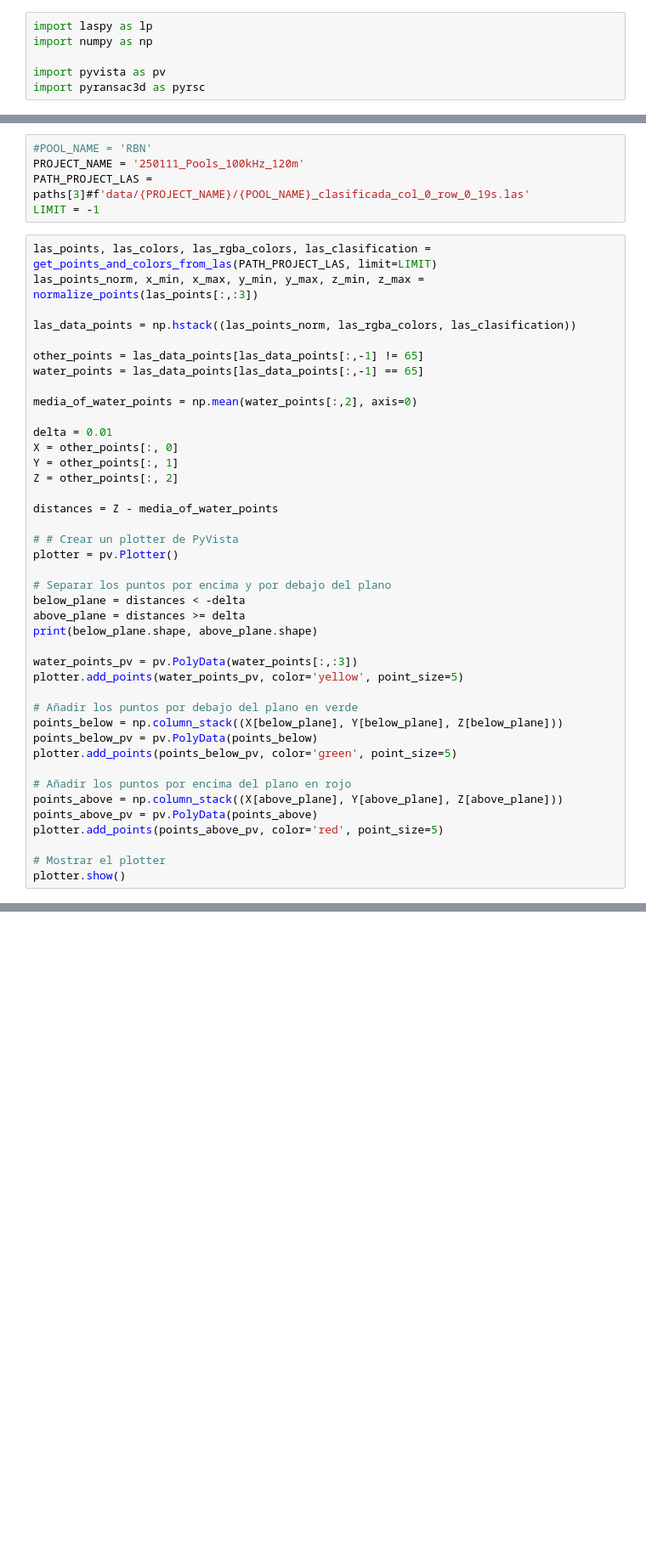
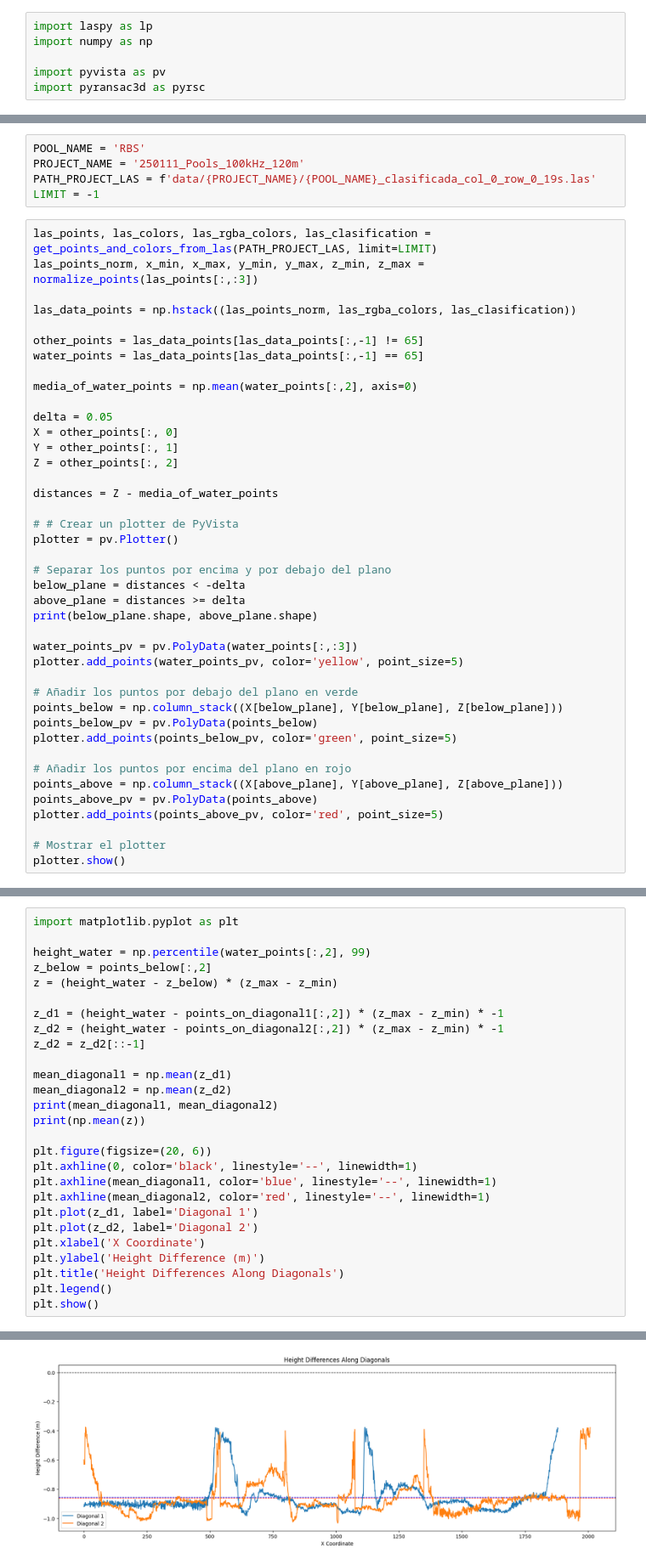
Before and after one commit to Kauel-Chile/sqm_batimetria, a Jupyter notebook: discrete_interface.ipynb, the cells around one changed output, grey strips where cells are left out. Shown at 85% size. Cells and saved outputs as stored; diff of their text form; blank space fills up the shorter version.

Commit message:
diagonal discrete

```diff
--- a/discrete_interface.ipynb
+++ b/discrete_interface.ipynb
@@ -65,7 +55,7 @@ paths
 # %%
-#POOL_NAME = 'RBN'
+POOL_NAME = 'RBS'
 PROJECT_NAME = '250111_Pools_100kHz_120m'
-PATH_PROJECT_LAS = paths[3]#f'data/{PROJECT_NAME}/{POOL_NAME}_clasificada_col_0_row_0_19s.las'
+PATH_PROJECT_LAS = f'data/{PROJECT_NAME}/{POOL_NAME}_clasificada_col_0_row_0_19s.las'
 LIMIT = -1
 # %%
 las_points, las_colors, las_rgba_colors, las_clasification = get_points_and_colors_from_las(PATH_PROJECT_LAS, limit=LIMIT)
@@ -78,7 +68,7 @@ water_points = las_data_points[las_data_points[:,-1] == 65]
 
 media_of_water_points = np.mean(water_points[:,2], axis=0)
 
-delta = 0.01
+delta = 0.05
 X = other_points[:, 0]
 Y = other_points[:, 1]
 Z = other_points[:, 2]
@@ -198,0 +159,28 @@ def bresenham_line(start=(10, 10), end=(10, 60)):
+# %%
+import matplotlib.pyplot as plt
+
+height_water = np.percentile(water_points[:,2], 99)
+z_below = points_below[:,2]
+z = (height_water - z_below) * (z_max - z_min)
+
+z_d1 = (height_water - points_on_diagonal1[:,2]) * (z_max - z_min) * -1
+z_d2 = (height_water - points_on_diagonal2[:,2]) * (z_max - z_min) * -1
+z_d2 = z_d2[::-1]
+
+mean_diagonal1 = np.mean(z_d1)
+mean_diagonal2 = np.mean(z_d2)
+print(mean_diagonal1, mean_diagonal2)
+print(np.mean(z))
+
+plt.figure(figsize=(20, 6))
+plt.axhline(0, color='black', linestyle='--', linewidth=1)
+plt.axhline(mean_diagonal1, color='blue', linestyle='--', linewidth=1)
+plt.axhline(mean_diagonal2, color='red', linestyle='--', linewidth=1)
+plt.plot(z_d1, label='Diagonal 1')
+plt.plot(z_d2, label='Diagonal 2')
+plt.xlabel('X Coordinate')
+plt.ylabel('Height Difference (m)')
+plt.title('Height Differences Along Diagonals')
+plt.legend()
+plt.show()
+# %% [output]
@@ -198,0 +189 @@ def bresenham_line(start=(10, 10), end=(10, 60)):
+[figure, added]
```
Also changed, not shown: parts of 9 cells of this notebook.
